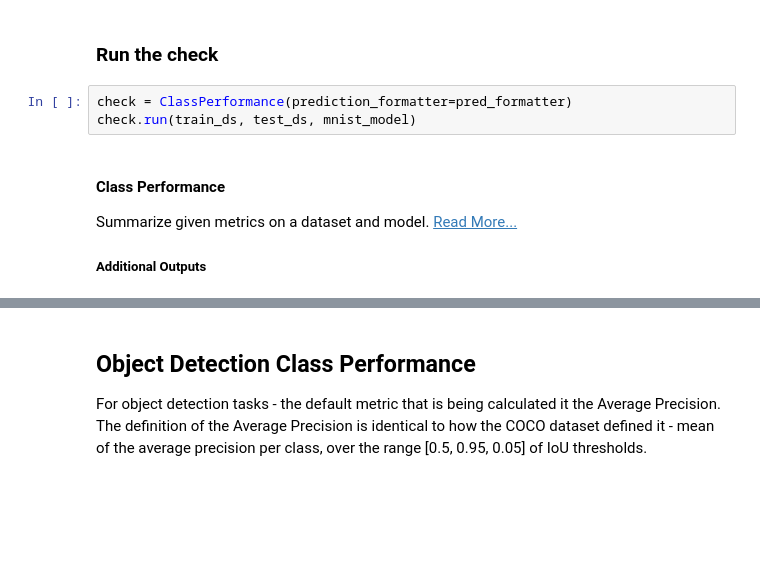
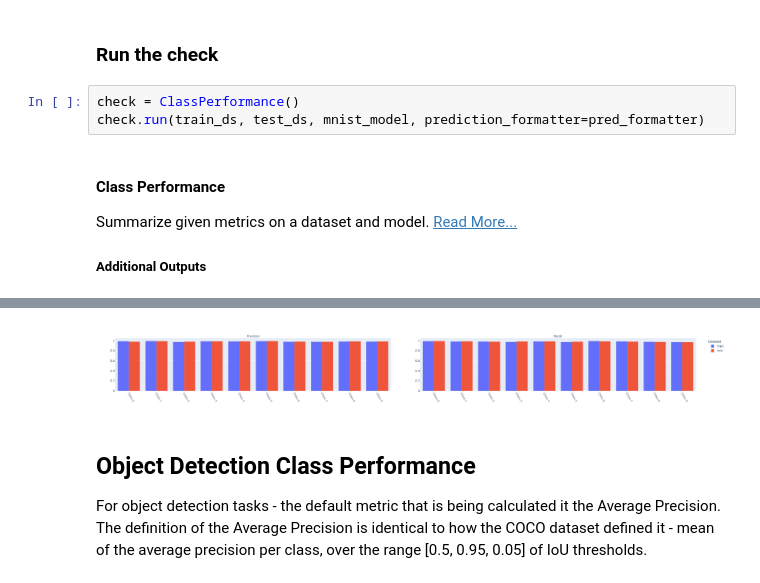
Before and after one commit to deepchecks/deepchecks, a Jupyter notebook: docs/source/examples/checks/vision/performance/class_performance.ipynb, the cells around one changed output, grey strips where cells are left out. Cells and saved outputs as stored; diff of their text form; blank space fills up the shorter version.

Commit message:
Vision quickstart notebook (#853)
Add quickstart notebook for the deepchecks.vision package, and move prediction_formatter to be a run argument.

```diff
--- a/docs/source/examples/checks/vision/performance/class_performance.ipynb
+++ b/docs/source/examples/checks/vision/performance/class_performance.ipynb
@@ -49,8 +49,8 @@ pred_formatter = ClassificationPredictionFormatter(nn.Softmax(dim=1))
 # %% [markdown]
 ### Run the check <a name='run_check_c'></a>
 # %%
-check = ClassPerformance(prediction_formatter=pred_formatter)
-check.run(train_ds, test_ds, mnist_model)
+check = ClassPerformance()
+check.run(train_ds, test_ds, mnist_model, prediction_formatter=pred_formatter)
 # %% [output]
 Class Performance
 Summarize given metrics on a dataset and model. Read More...
@@ -60,3 +59,4 @@ Additional Outputs
+[figure, added]
 # %% [markdown]
 ## Object Detection Class Performance  <a name='obj_det'></a>
 
```
Also changed, not shown: parts of 3 cells of this notebook, 10 other files.
